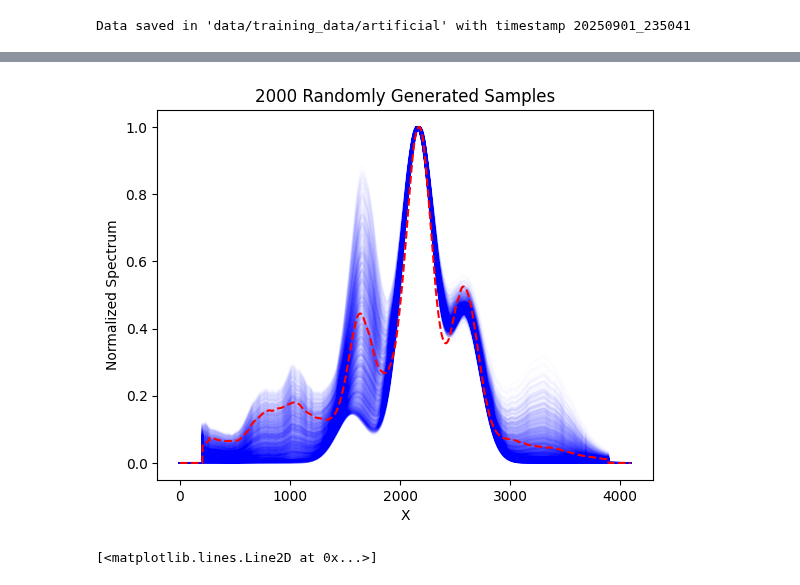
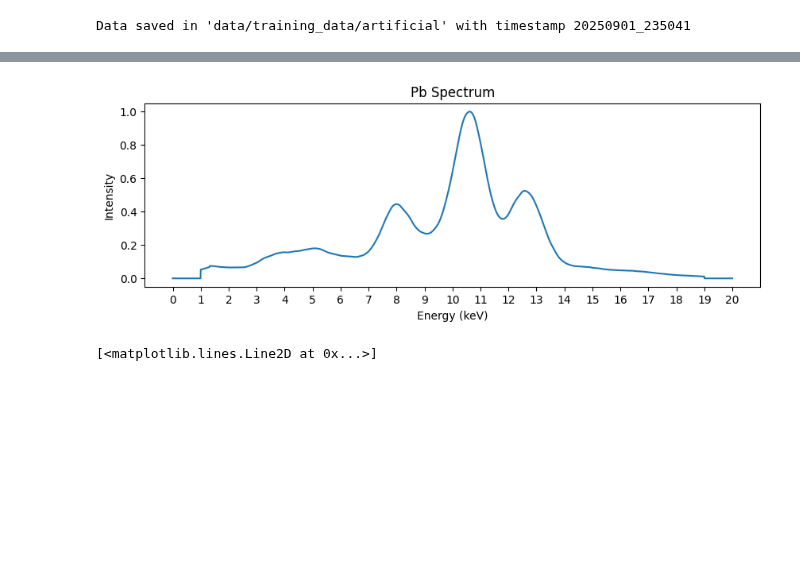
Before and after one commit to erzar0/masters-thesis, a Jupyter notebook: 3_artificial_data_generation.ipynb, the cells around one changed output, grey strips where cells are left out. Saved outputs shown, nothing was run; the diff lists cells and outputs as text; code cells hidden in the pictures; blank space fills up the shorter version.

```diff
--- a/3_artificial_data_generation.ipynb
+++ b/3_artificial_data_generation.ipynb
@@ -227,68 +227,70 @@ for element in ["pb", "cr"]:
 # %%
 linspace = np.arange(4096)
 
 N = 2000  # number of random samples
 
 reference_pb = np.load(
     "data/objects/pigment_palette/pad_average_spectra_calibrated.npz",
     allow_pickle=True
 )["spectrum"].item()["pb"]
 
 reference_wood = np.load(
     "data/objects/pigment_palette/pad_average_spectra_calibrated.npz",
     allow_pickle=True
 )["spectrum"].item()["wood"]
 
 linspace = np.arange(4096)
 
-for _ in range(N):
-    spectrum = ArtificialTrainDataGenerator.generate_element_sample(
-        np.linspace(0, 20, 4096), "pb", sigma=0.7, mu_global_err=0.05, mu_local_err=0.05, use_cache=False
-    )
+# for _ in range(N):
+#     spectrum = ArtificialTrainDataGenerator.generate_element_sample(
+#         np.linspace(0, 20, 4096), "pb", sigma=0.7, mu_global_err=0.05, mu_local_err=0.05, use_cache=False
+#     )
 
-    # Draw random parameters
-    sigmoid_left_max = np.random.uniform(0, 1)
-    sigmoid_right_min = np.random.uniform(0, sigmoid_left_max)
-    sigmoid_center = np.argmax(spectrum)
-    sigmoid_steepness = np.random.uniform(0.001, 0.01)
-    attenuation_strength = np.random.uniform(0.0, 1)
+#     # Draw random parameters
+#     sigmoid_left_max = np.random.uniform(0, 1)
+#     sigmoid_right_min = np.random.uniform(0, sigmoid_left_max)
+#     sigmoid_center = np.argmax(spectrum)
+#     sigmoid_steepness = np.random.uniform(0.001, 0.01)
+#     attenuation_strength = np.random.uniform(0.0, 1)
 
-    # Generate spectra
-    wood_spectrum = reference_wood
+#     # Generate spectra
+#     wood_spectrum = reference_wood
 
 
-    # Apply sigmoid window
-    sigmoid_window = custom_sigmoid_window(
-        x=linspace,
-        center=sigmoid_center,
-        steepness=sigmoid_steepness,
-        left_max=sigmoid_left_max,
-        right_min=sigmoid_right_min
-    )
+#     # Apply sigmoid window
+#     sigmoid_window = custom_sigmoid_window(
+#         x=linspace,
+#         center=sigmoid_center,
+#         steepness=sigmoid_steepness,
+#         left_max=sigmoid_left_max,
+#         right_min=sigmoid_right_min
+#     )
 
-    # # Apply attenuation
-    attenuated_background = wood_spectrum * attenuation_strength
-    attenuated_background *= sigmoid_window
+#     # # Apply attenuation
+#     attenuated_background = wood_spectrum * attenuation_strength
+#     attenuated_background *= sigmoid_window
 
-    # # Combine + normalize
-    combined_spectrum_attenuated = spectrum + attenuated_background
-    normalized_combined_attenuated = combined_spectrum_attenuated / np.max(combined_spectrum_attenuated)
+#     # # Combine + normalize
+#     combined_spectrum_attenuated = spectrum + attenuated_background
+#     normalized_combined_attenuated = combined_spectrum_attenuated / np.max(combined_spectrum_attenuated)
 
-    # # Plot with transparency
-    plt.plot(
-        # linspace
-        normalized_combined_attenuated,
-        color="blue",
-        alpha=0.01
-    )
+#     # # Plot with transparency
+#     plt.plot(
+#         # linspace
+#         normalized_combined_attenuated,
+#         color="blue",
+#         alpha=0.01
+#     )
 
-plt.plot(reference_pb, color="red", linestyle="--", label="Reference Pb Spectrum")
-plt.title(f"{N} Randomly Generated Samples")
-plt.xlabel("X")
-plt.ylabel("Normalized Spectrum")
-plt.show()
+plt.figure(figsize=(10, 3))
+plt.plot(np.linspace(0, 20, 4096), reference_pb, label="Pb Spectrum")
+plt.title(f"Pb Spectrum")
+plt.xticks(np.arange(0, 21, 1))
+plt.xlabel("Energy (keV)")
+plt.ylabel("Intensity")
+plt.savefig("pb_spectrum.svg", bbox_inches='tight', pad_inches=0.1)
 # %% [output]
-[figure, old version]
+[figure, new version]
 # %%
 cumsum = np.cumsum(reference_pb[::-1])[::-1]
 
```
Also changed, not shown: parts of 4 cells of this notebook, 9 other files.
